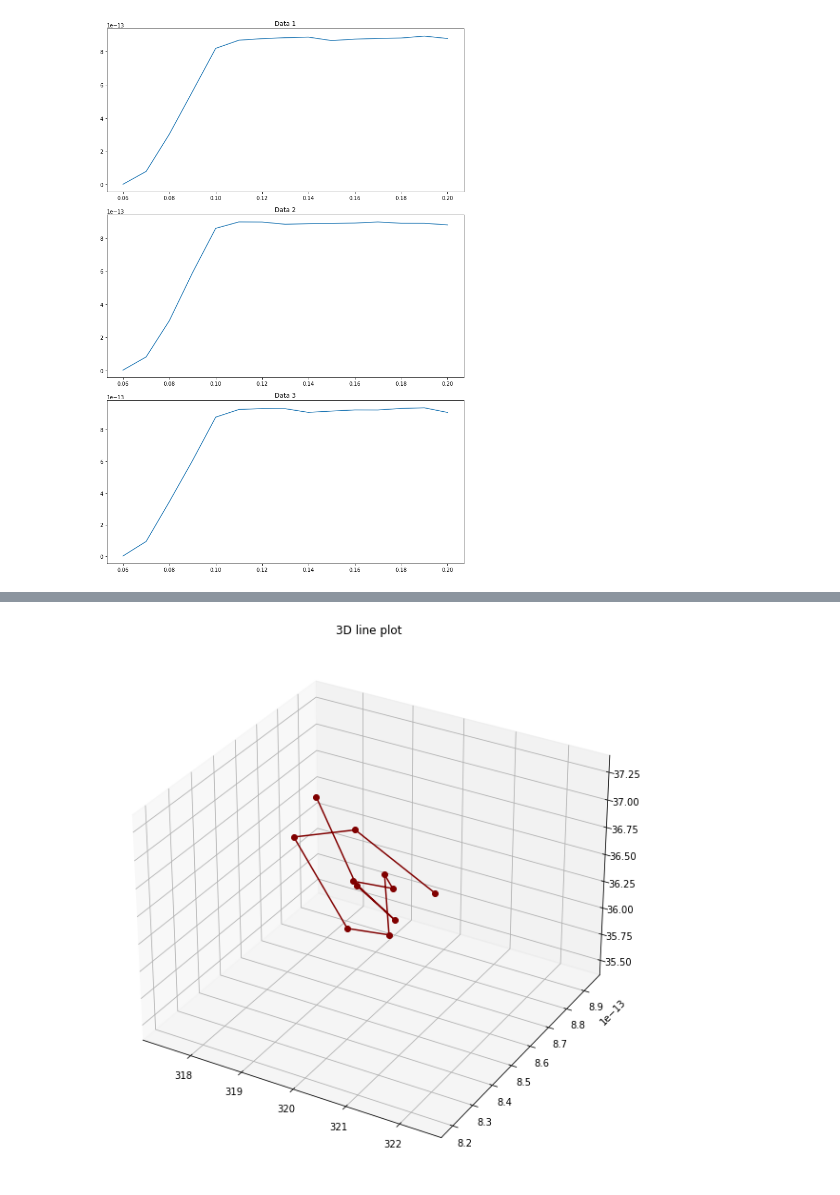
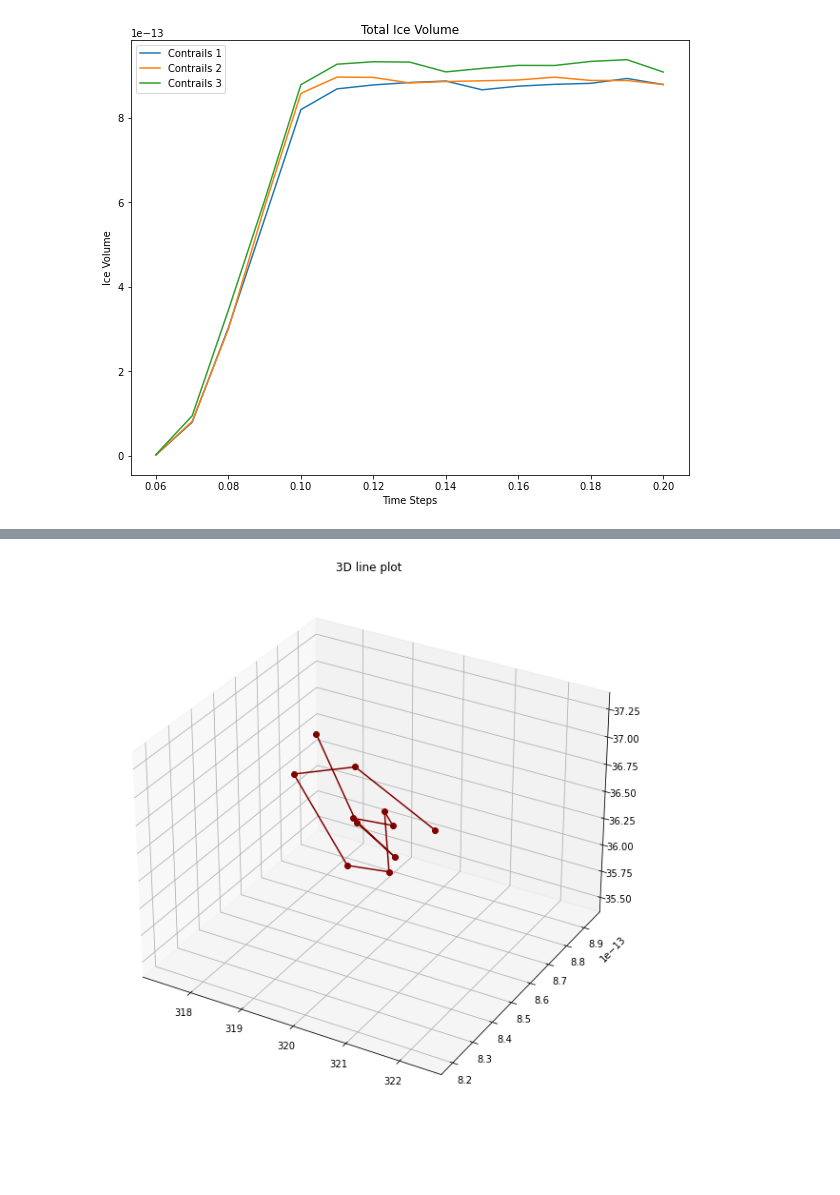
Before and after one commit to nafiul-nipu/Contrails-Python, a Jupyter notebook: contrails preprocessing/IceDataVisualization.ipynb, the cells around one changed output, grey strips where cells are left out. Saved outputs shown, nothing was run; the diff lists cells and outputs as text; code cells hidden in the pictures; blank space fills up the shorter version.

```diff
--- a/contrails preprocessing/IceDataVisualization.ipynb
+++ b/contrails preprocessing/IceDataVisualization.ipynb
@@ -106,12 +135,26 @@ fig.tight_layout()
 # %%
-fig, (ax1, ax2, ax3) = plt.subplots(3, figsize=(10,15))
-ax1.plot(contrails1.IceVolume)
-ax1.set_title('Data 1')
-ax2.plot(contrails2.IceVolume)
-ax2.set_title('Data 2')
-ax3.plot(contrails3.IceVolume)
-ax3.set_title('Data 3')
+# fig, (ax1, ax2, ax3) = plt.subplots(3, figsize=(10,15))
+# ax1.plot(contrails1.IceVolume)
+# ax1.set_title('Data 1')
+# ax2.plot(contrails2.IceVolume)
+# ax2.set_title('Data 2')
+# ax3.plot(contrails3.IceVolume)
+# ax3.set_title('Data 3')
 
-fig.tight_layout()
+# fig.tight_layout()
+
+fig = plt.figure(figsize=(10,8))
+# plt.set_title('Total Ice Percentange')
+plt.plot(contrails1.IceVolume, label = "Contrails 1")
+plt.plot(contrails2.IceVolume, label = "Contrails 2")
+plt.plot(contrails3.IceVolume, label = "Contrails 3")
+# Set the x axis label of the current axis.
+plt.xlabel('Time Steps')
+# Set the y axis label of the current axis.
+plt.ylabel('Ice Volume')
+# Set a title
+plt.title('Total Ice Volume')
+plt.legend()
+plt.show()
 # %% [output]
-[figure, old version]
+[figure, new version]
```
Also changed, not shown: parts of 4 cells of this notebook, 6 other files.
